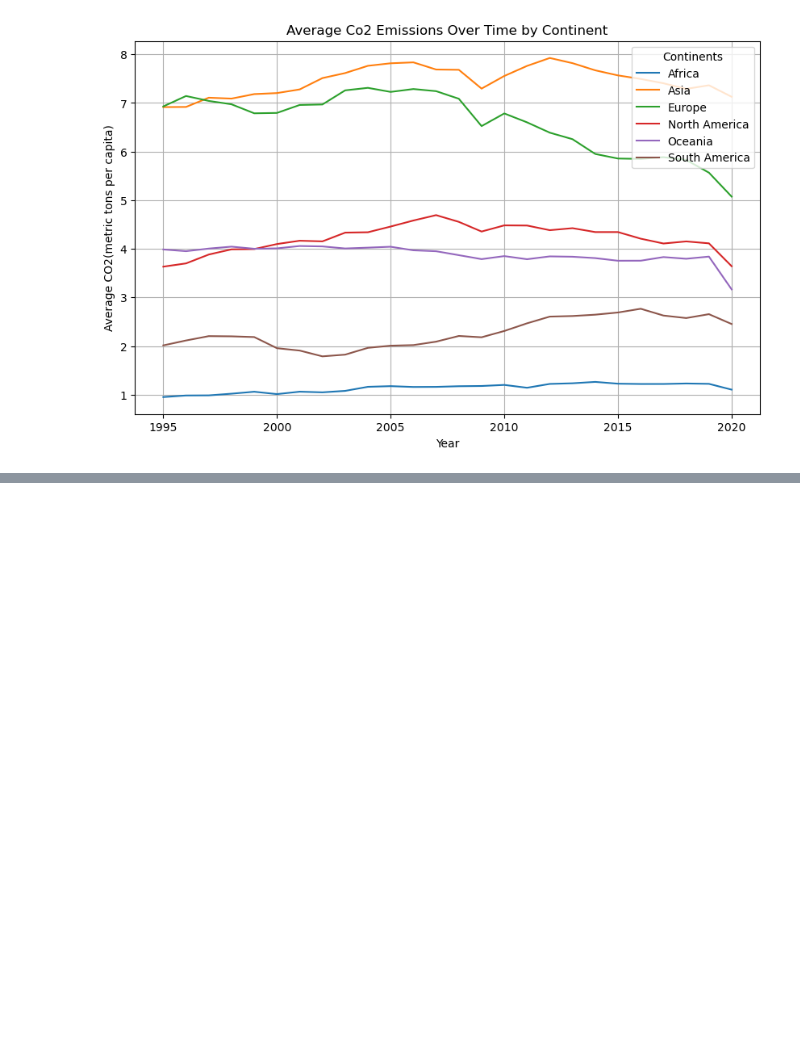
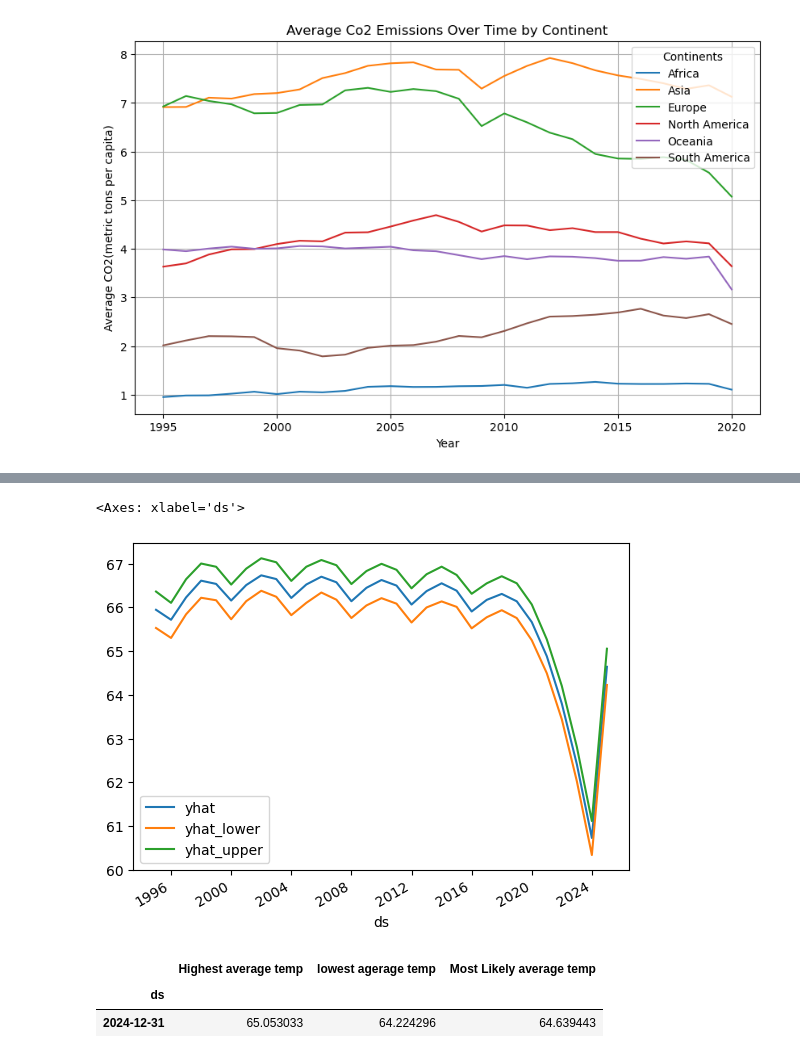
Before and after one commit to hsingh8015/project1, a Jupyter notebook: continental_avg_temp_change.ipynb, the cells around one changed output, grey strips where cells are left out. Cells and saved outputs as stored; diff of their text form; code cells hidden in the pictures; blank space fills up the shorter version.

```diff
--- a/continental_avg_temp_change.ipynb
+++ b/continental_avg_temp_change.ipynb
@@ -213,0 +360,3 @@ plt.show()
+# %%
+forecast_trends = forecast_trends.set_index(["ds"])
+forecast_trends.head()
@@ -213,0 +371,27 @@ plt.show()
+# %%
+# From the `forecast_trends` DataFrame, plot to visualize
+#  the yhat, yhat_lower, and yhat_upper columns over the last 2 years (365*2 = 730)
+forecast_trends[["yhat", "yhat_lower", "yhat_upper"]].iloc[-730:, :].plot()
+# %% [output]
+<Axes: xlabel='ds'>
+[figure, added]
+# %%
+# Create a `forecast_2024` Dataframe, which contains just forecasts for that year
+# The DataFrame should include the columns yhat_upper, yhat_lower, and yhat
+forecast_2024 = forecast_trends.loc["2024-01-01": "2025-01-01"][["yhat_upper", "yhat_lower", "yhat"]]
+
+# Replace the column names to something less technical sounding
+forecast_2024 = forecast_2024.rename(
+    columns={
+        "yhat_upper": "Highest average temp",
+        "yhat_lower": "lowest agerage temp",
+        "yhat": "Most Likely average temp"
+    }
+)
+
+# Review the last five rows of the DataFrame
+forecast_2024.tail()
+# %% [output]
+|  | Highest average temp | lowest agerage temp | Most Likely average temp |
+| ds |  |  |  |
+| 2024-12-31 | 65.053033 | 64.224296 | 64.639443 |
```
Also changed, not shown: parts of 23 cells of this notebook, 1 other file.
